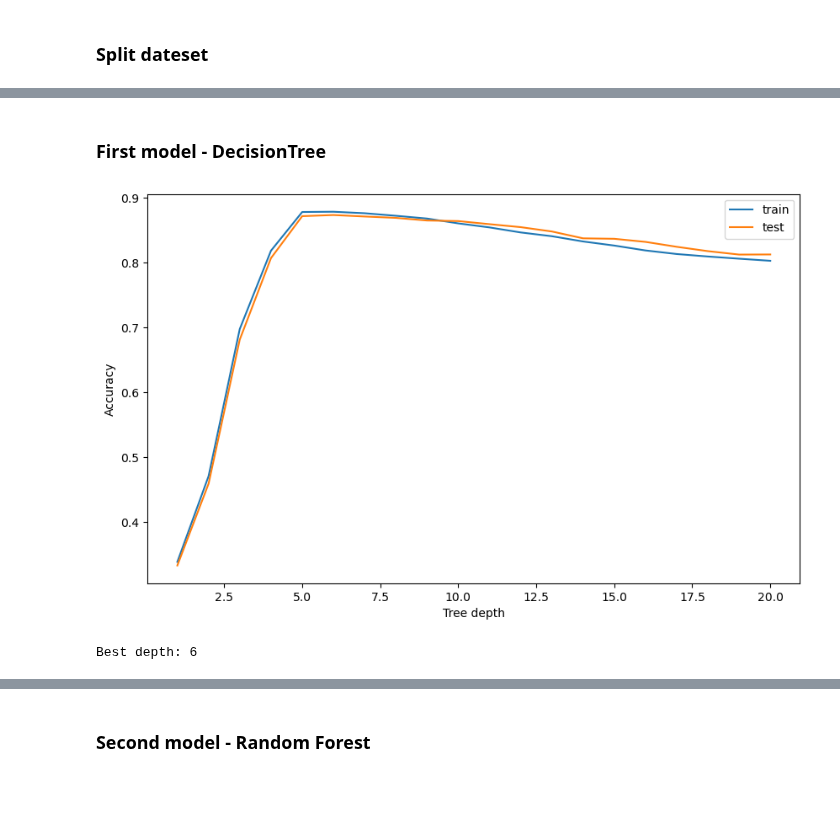
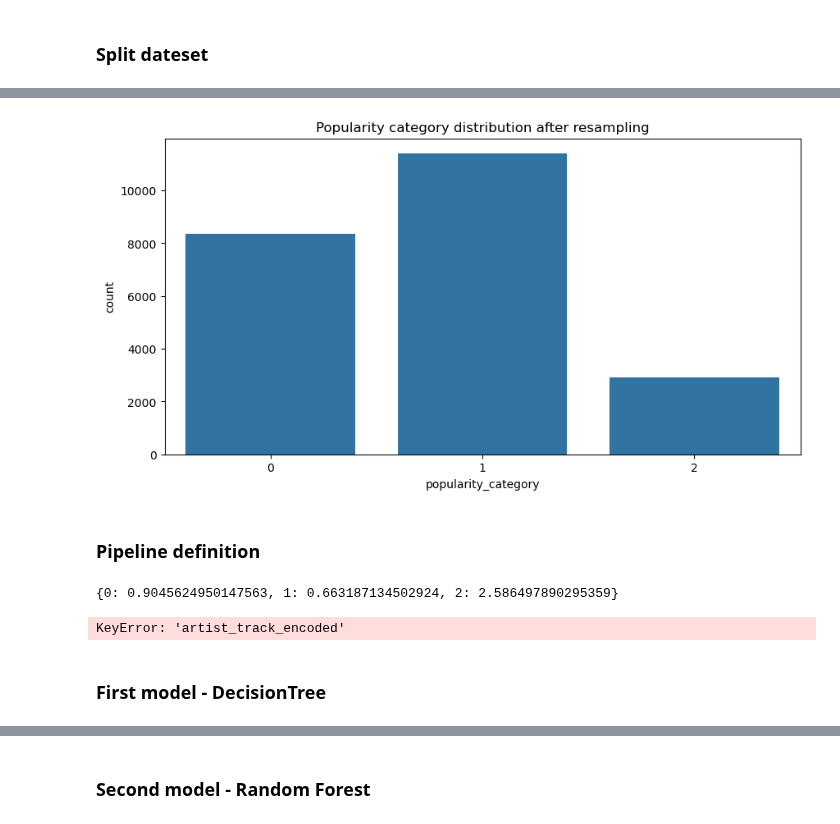
Before and after one commit to EliotAtlani/hit-predict, a Jupyter notebook: notebooks/classification.ipynb, the cells around one changed output, grey strips where cells are left out. Saved outputs shown, nothing was run; the diff lists cells and outputs as text; code cells hidden in the pictures; blank space fills up the shorter version.

```diff
--- a/notebooks/classification.ipynb
+++ b/notebooks/classification.ipynb
@@ -88,0 +110,12 @@ results = []
+# %%
+# plot befopre and after resampling
+
+
+plt.figure(figsize=(10, 5))
+sns.countplot(x='popularity_category', data=pd.DataFrame(y_train, columns=["popularity_category"]))
+plt.title('Popularity category distribution after resampling')
+plt.show()
+# %% [output]
+[figure, added]
+# %% [markdown]
+### Pipeline definition
@@ -88,0 +171,12 @@ results = []
+# %%
+from sklearn.utils.class_weight import compute_class_weight
+
+class_weights = compute_class_weight(
+    class_weight='balanced',
+    classes=np.unique(y_train),
+    y=y_train
+)
+class_weights_dict = {i: weight for i, weight in enumerate(class_weights)}
+print(class_weights_dict)
+# %% [output]
+{0: 0.9045624950147563, 1: 0.663187134502924, 2: 2.586497890295359}
@@ -88,0 +189,7 @@ results = []
+# %%
+X_transformed = pipeline_decision_tree.named_steps['feature_engineering'].fit_transform(
+    X_train)
+
+X_transformed.head()
+# %% [output]
+KeyError: 'artist_track_encoded'
@@ -104,17 +220,0 @@ for depth in trees_depth:
-# %%
-# plot
-plt.figure(figsize=(10, 6))
-plt.plot(trees_depth, train_accuracy, label="train")
-plt.plot(trees_depth, test_accuracy, label="test")
-plt.xlabel("Tree depth")
-plt.ylabel("Accuracy")
-plt.legend()
-plt.show()
-# %% [output]
-[figure, removed]
-# %%
-# get the best depth
-best_depth = trees_depth[np.argmax(test_accuracy)]
-print(f"Best depth: {best_depth}")
-# %% [output]
-Best depth: 6
```
Also changed, not shown: parts of 39 cells of this notebook, 10 other files.
